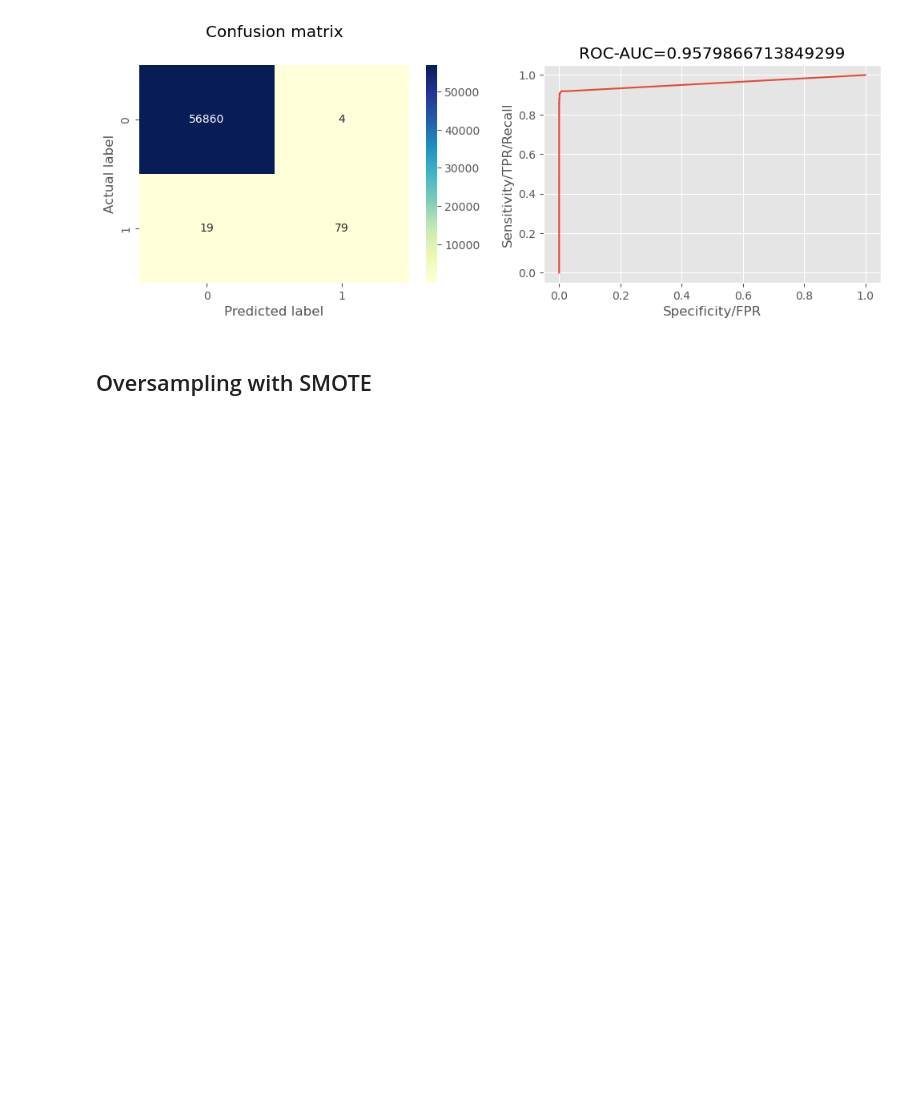
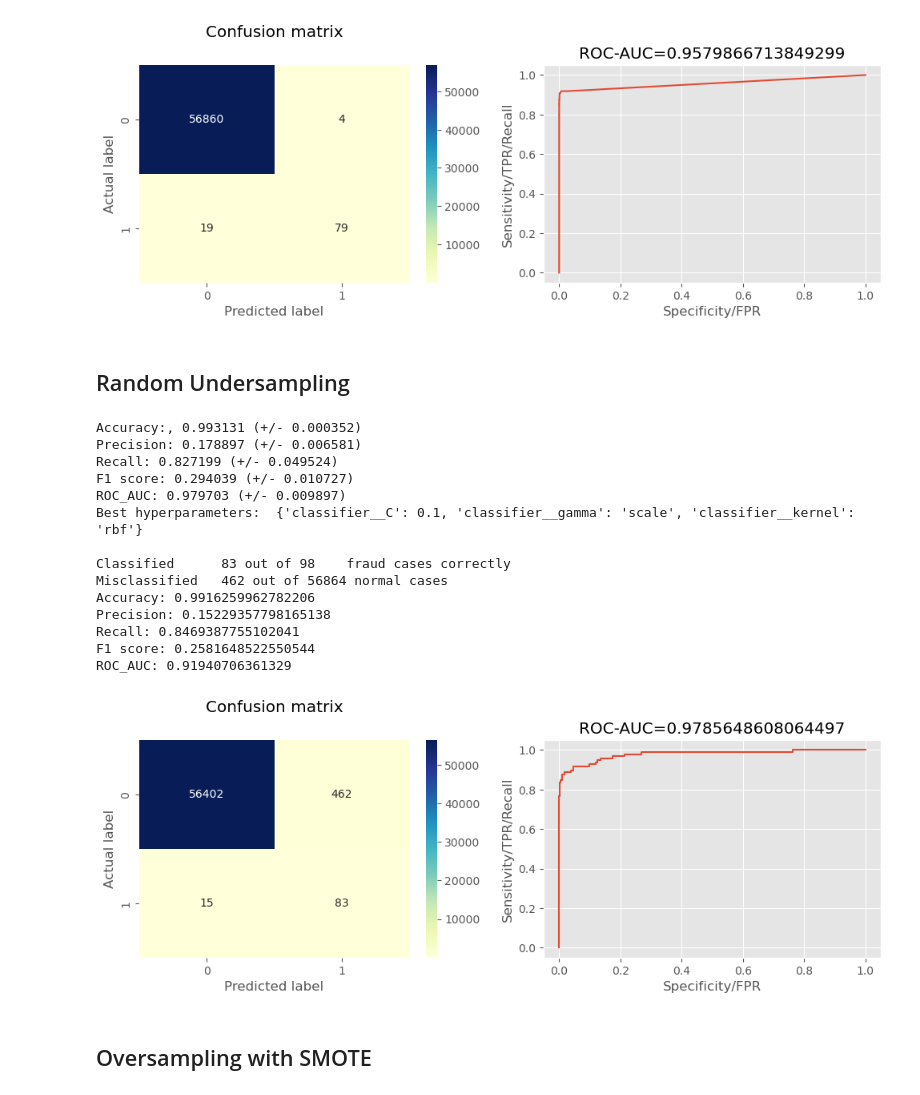
Before and after one commit to MariliaElia/credit-card-fraud-detection-ml-model, a Jupyter notebook: SVC_model.ipynb, the cells around one changed output. Drawn from its saved outputs; the diff is of its cells as text; code cells hidden in the pictures; blank space fills up the shorter version.

```diff
--- a/SVC_model.ipynb
+++ b/SVC_model.ipynb
@@ -178,6 +179,11 @@ def model_cv(X_train, y_train, model, score, param_grid, sampling_technique = No
                             [['pre_process', StandardScaler()],
                              ['smote', SMOTE(random_state=1)],
                              ['classifier', model]])
+    elif sampling_technique =='undersampling':
+        pipeline = Pipeline(steps=
+                            [['pre_process', StandardScaler()],
+                                ['undersampling', RandomUnderSampler()],
+                                ['classifier', model]])
     elif sampling_technique == 'original':
         print("Original applied")
         pipeline = Pipeline(steps =
@@ -250,6 +256,28 @@ Recall: 0.8061224489795918
 F1 score: 0.8729281767955801
 ROC_AUC: 0.9030260528522045
 [figure]
+# %% [markdown]
+## Random Undersampling
+# %%
+gs = model_cv(X_train, y_train, SVC(probability=True), "f1", param_grid_svc, 'undersampling')
+
+evaluate_model(X_test, y_test, gs)
+# %% [output]
+Accuracy:, 0.993131 (+/- 0.000352)
+Precision: 0.178897 (+/- 0.006581)
+Recall: 0.827199 (+/- 0.049524)
+F1 score: 0.294039 (+/- 0.010727)
+ROC_AUC: 0.979703 (+/- 0.009897)
+Best hyperparameters:  {'classifier__C': 0.1, 'classifier__gamma': 'scale', 'classifier__kernel': 'rbf'}
+
+Classified      83 out of 98    fraud cases correctly
+Misclassified   462 out of 56864 normal cases
+Accuracy: 0.9916259962782206
+Precision: 0.15229357798165138
+Recall: 0.8469387755102041
+F1 score: 0.2581648522550544
+ROC_AUC: 0.91940706361329
+[figure, added]
 # %% [markdown]
 ## Oversampling with SMOTE
 # %%
```
Also changed, not shown: parts of 1 cell of this notebook, 4 other files.
